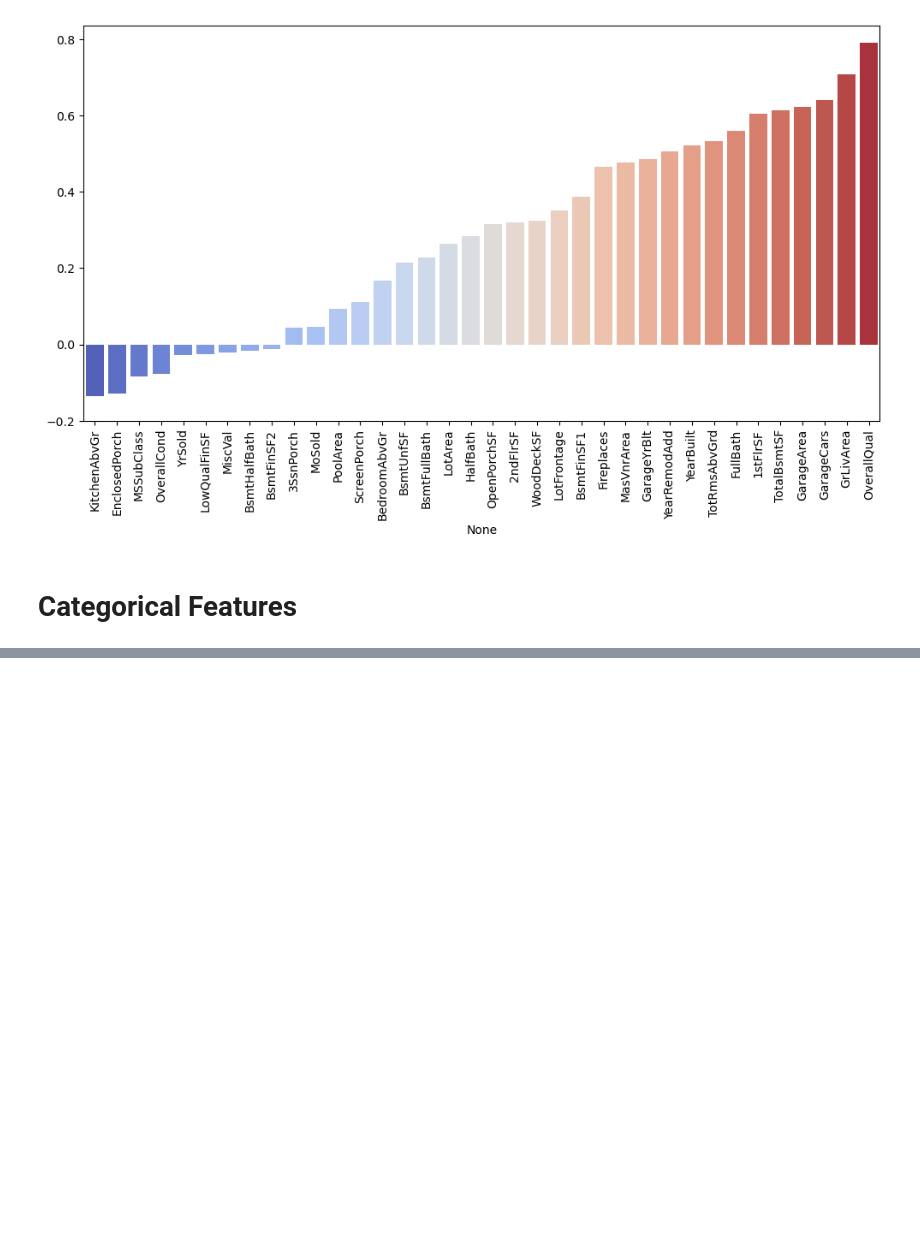
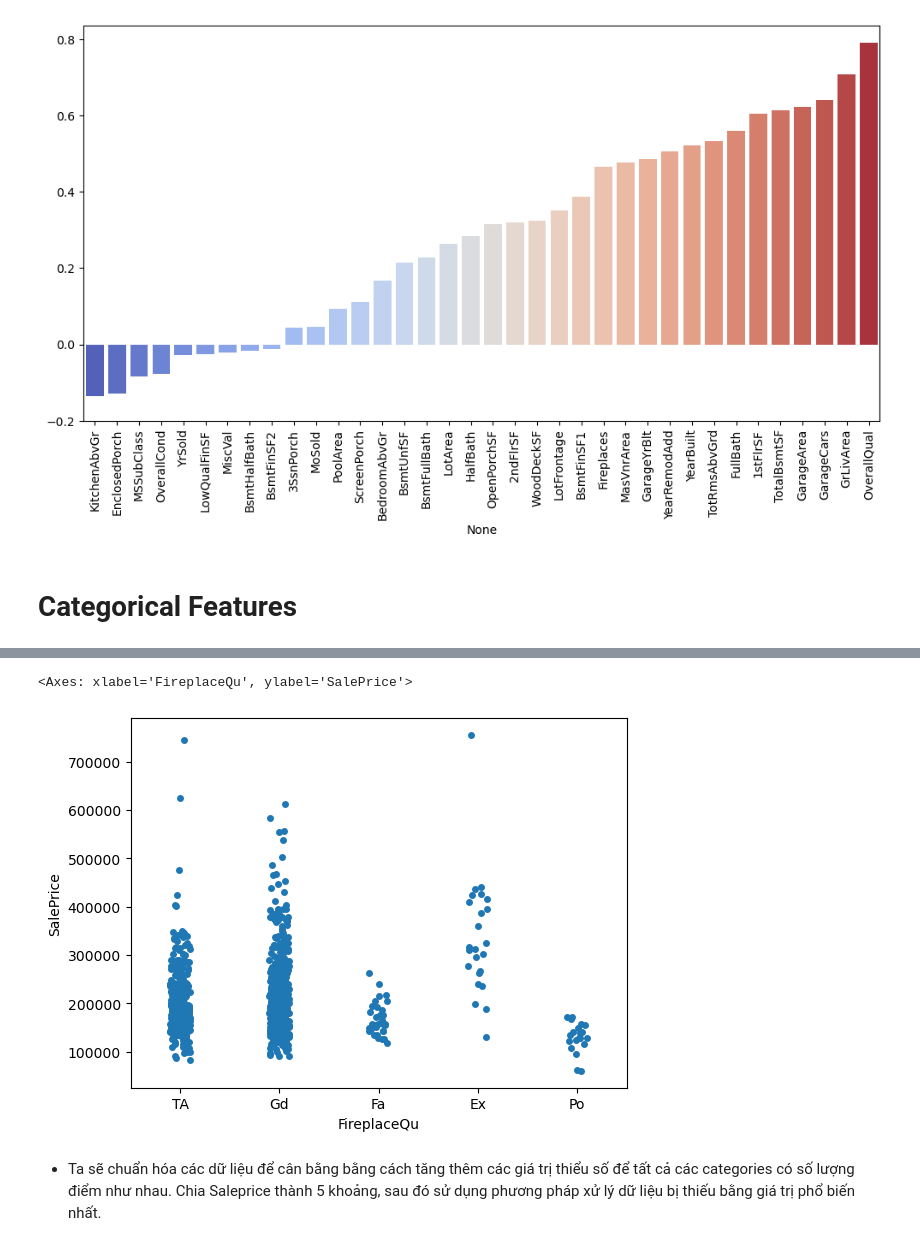
Before and after one commit to hieunguyen-cyber/Advanced_Regression, a Jupyter notebook: notebooks/exploratory_data_analysis.ipynb, the cells around one changed output, grey strips where cells are left out. Saved outputs shown, nothing was run; the diff lists cells and outputs as text; code cells hidden in the pictures; blank space fills up the shorter version.

```diff
--- a/notebooks/exploratory_data_analysis.ipynb
+++ b/notebooks/exploratory_data_analysis.ipynb
@@ -208,0 +247,7 @@ GarageCond   : 81   missing values - 5.55% - 6 unique values
+# %%
+sns.stripplot(data=data,x="FireplaceQu" , y="SalePrice")
+# %% [output]
+<Axes: xlabel='FireplaceQu', ylabel='SalePrice'>
+[figure, added]
+# %% [markdown]
+- Ta sẽ chuẩn hóa các dữ liệu để cân bằng bằng cách tăng thêm các giá trị thiểu số để tất cả các categories có số lượng điểm như nhau. Chia Saleprice thành 5 khoảng, sau đó sử dụng phương pháp xử lý dữ liệu bị thiếu bằng giá trị phổ biến nhất.
```
Also changed, not shown: parts of 13 cells of this notebook, 2 other files.
